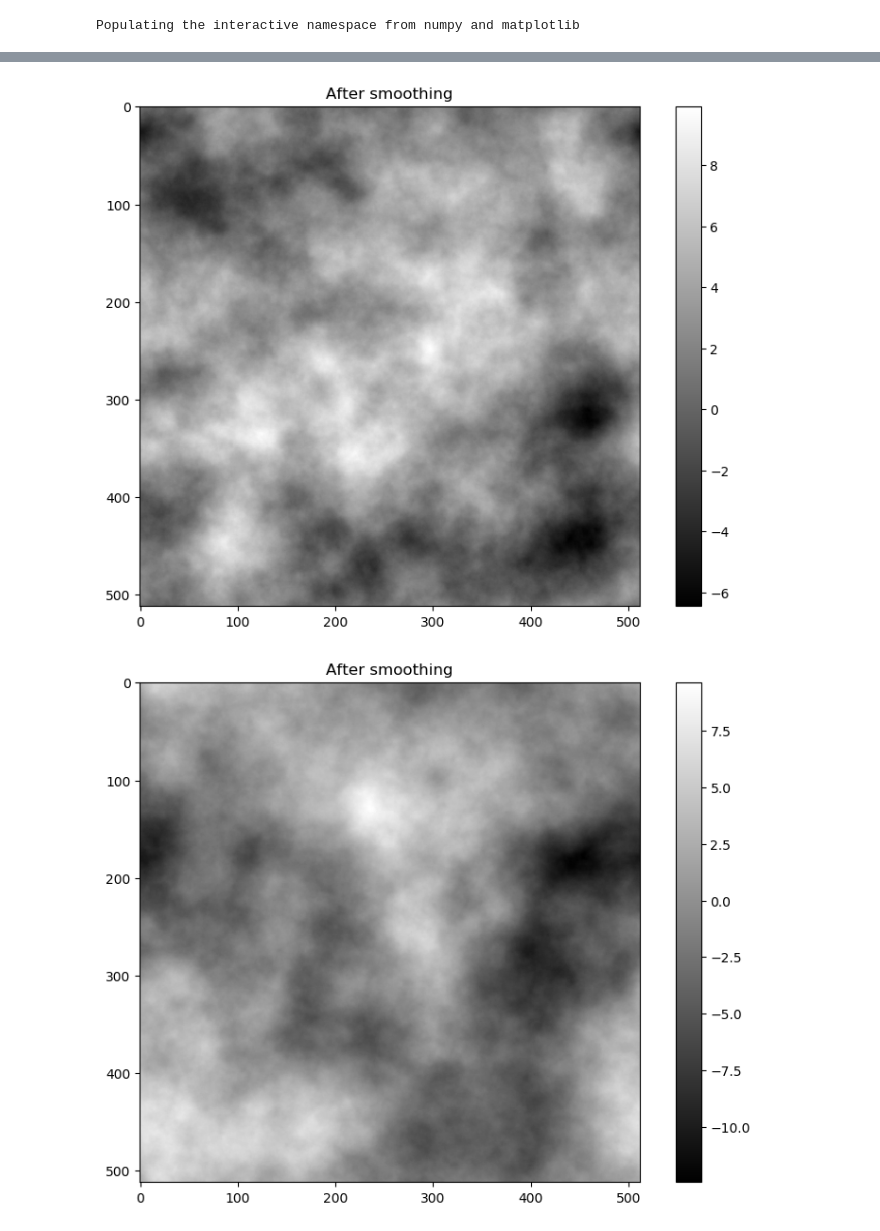
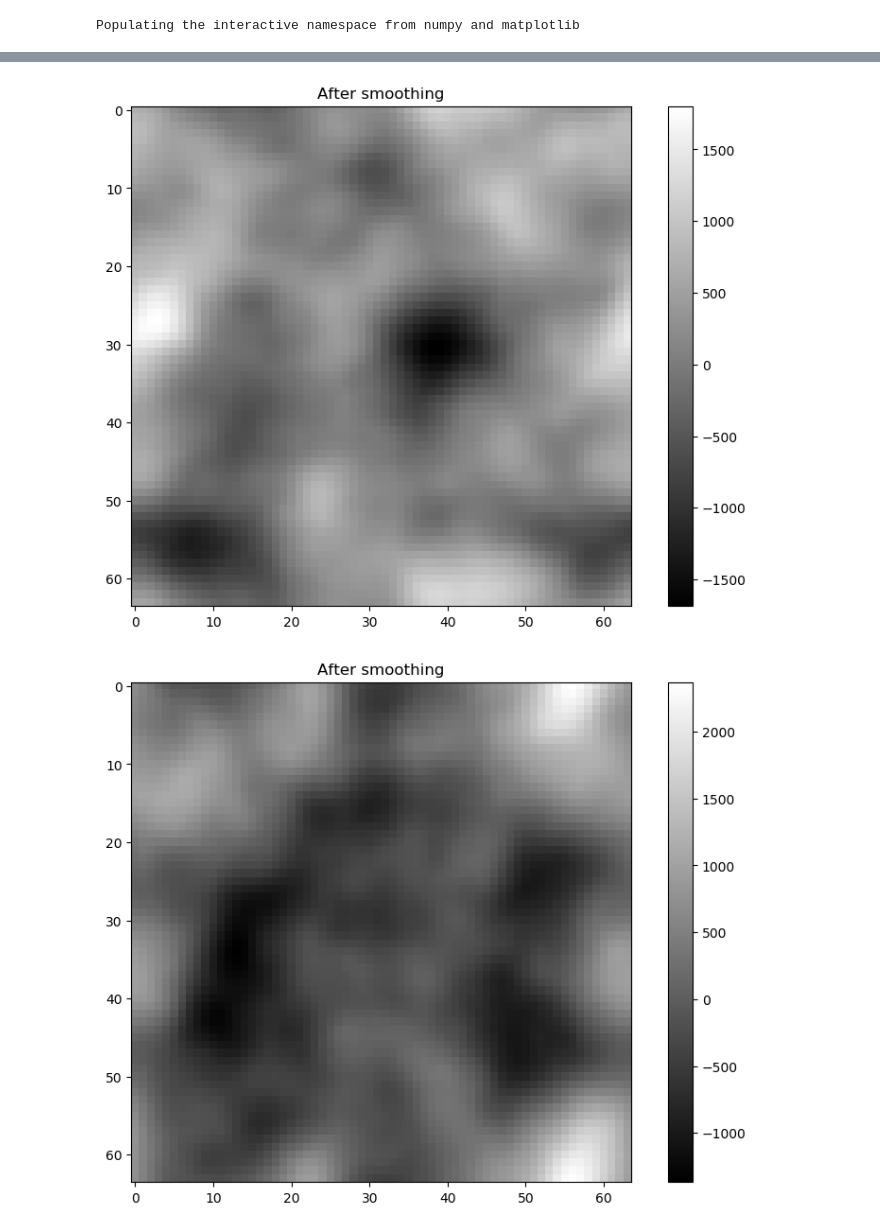
Before and after one commit to jacobhinkle/lagomorph, a Jupyter notebook: examples/SmoothingDemo.ipynb, the cells around one changed output, grey strips where cells are left out. Drawn from its saved outputs; the diff is of its cells as text; code cells hidden in the pictures.

```diff
--- a/examples/SmoothingDemo.ipynb
+++ b/examples/SmoothingDemo.ipynb
@@ -8,7 +8,7 @@ mpl.rcParams['figure.figsize']=[10,7]
 # %%
 import lagomorph as lm
 import shooting
-width = 512
+width = 64
 source = shooting.circle_image(width, width, width//2, width//2, width//4)
 target = shooting.circle_image(width, width, width*5//8, width//2, width//4)
 plt.imshow(source.squeeze(), cmap='gray')
@@ -22,10 +22,11 @@ _=plt.title('Target')
 # %%
 # Now create a random vector field and smooth it to see if we notice a difference
 from pycuda import gpuarray, curandom
+import pycuda.autoinit
 import numpy as np
-alpha=10.
-beta=0.1
-gamma=.001
+alpha=0.1
+beta=0.01
+gamma=.01
 np.random.seed(1)
 defshape = lm.imshape2defshape(source.shape)
 #xh = np.ones(defshape).astype(np.float32)
@@ -50,4 +51,15 @@ plt.plot(xh[0,0,width//2,:], label='momentum')
 plt.plot(v0.get()[0,0,width//2,:], label='velocity')
 plt.legend()
 _=plt.title('Cross-section')
+vf = metric.flat(v0)
+for d in range(2):
+    plt.figure()
+    plt.imshow(vf[0,d,...].get(), cmap='gray')
+    plt.title('After flatting')
+    plt.colorbar()
+for d in range(2):
+    plt.figure()
+    plt.imshow((vf-m0)[0,d,...].get(), cmap='gray')
+    plt.title('Difference between m0 and After flatting')
+    plt.colorbar()
 # %% [output]
@@ -56,2 +68,2 @@ _=plt.title('Cross-section')
-[figure, old version]
+[figure, new version]
-[figure, old version]
+[figure, new version]
```
Also changed, not shown: parts of 2 cells of this notebook, 5 other files.
